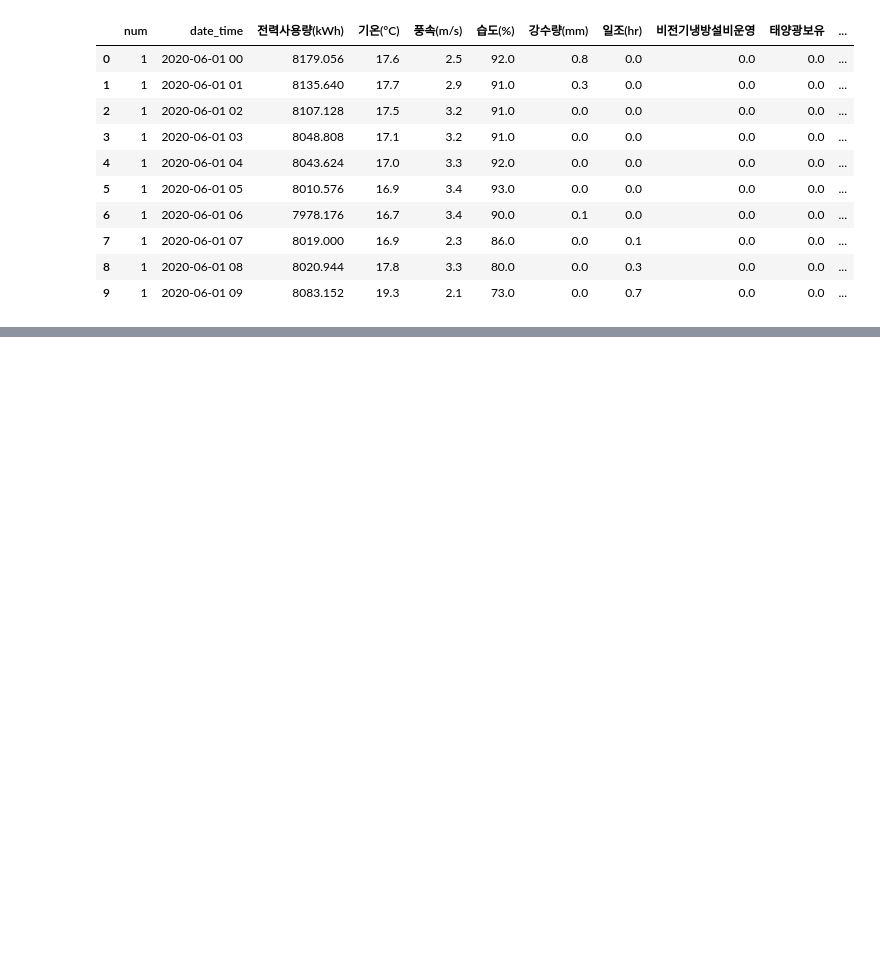
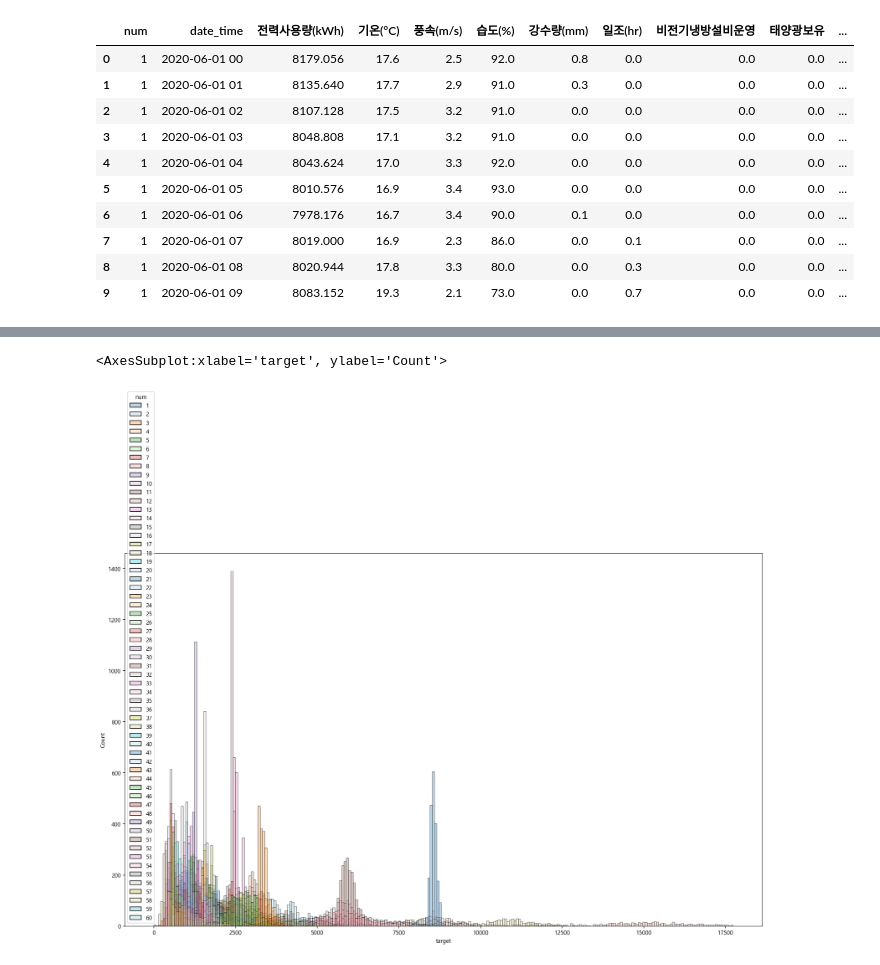
Before and after one commit to yong-again/elec_used, a Jupyter notebook: code/Electric_Used_Predict.ipynb, the cells around one changed output, grey strips where cells are left out. Cells and saved outputs as stored; diff of their text form; code cells hidden in the pictures; blank space fills up the shorter version.

```diff
--- a/code/Electric_Used_Predict.ipynb
+++ b/code/Electric_Used_Predict.ipynb
@@ -314,0 +231,6 @@ findfont: Font family ['NanumGothic.tff'] not found. Falling back to DejaVu Sans
+# %%
+fig = plt.figure(figsize = (20, 12))
+sns.histplot(data=eda_df, x='target', hue = 'num', alpha = 0.3, palette = 'tab20')
+# %% [output]
+<AxesSubplot:xlabel='target', ylabel='Count'>
+[figure, added]
```
Also changed, not shown: parts of 19 cells of this notebook.
